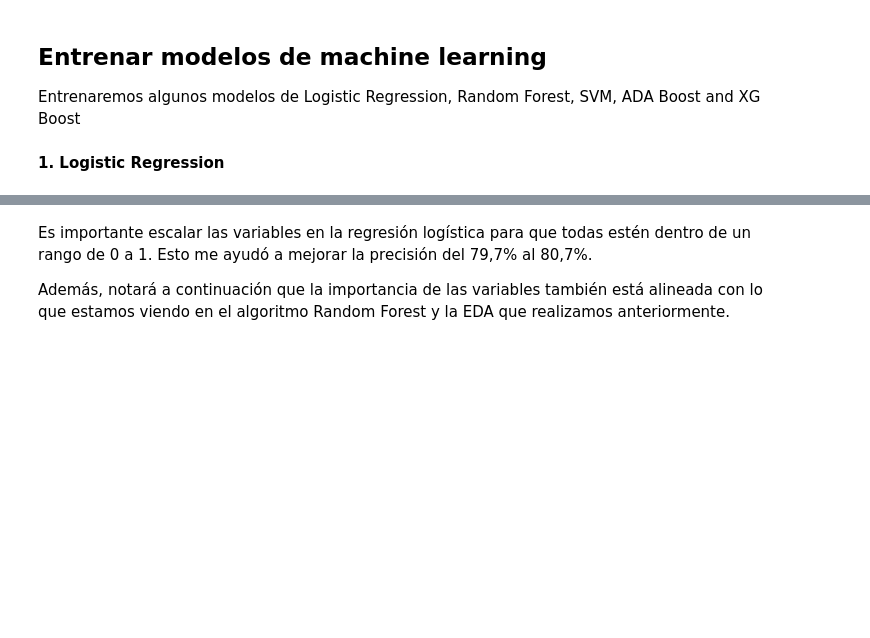
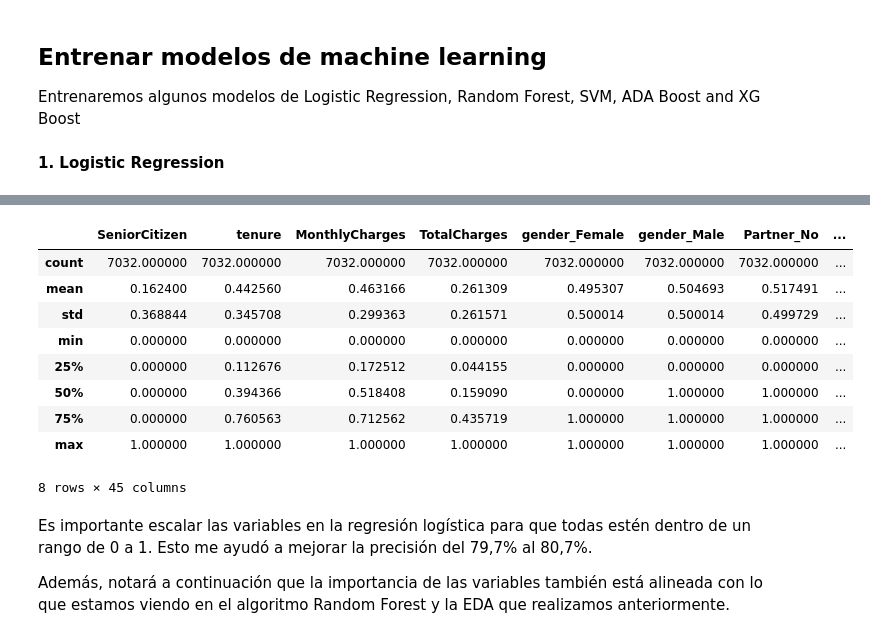
Before and after one commit to rpmunoz/taller_copec, a Jupyter notebook: notebooks/08 - Modelo fuga model training.ipynb, the cells around one changed output, grey strips where cells are left out. Drawn from its saved outputs; the diff is of its cells as text; code cells hidden in the pictures; blank space fills up the shorter version.

```diff
--- a/notebooks/08 - Modelo fuga model training.ipynb
+++ b/notebooks/08 - Modelo fuga model training.ipynb
@@ -61,3 +73,16 @@ X.columns = features
+# %%
+X.describe()
+# %% [output]
+|  | SeniorCitizen | tenure | MonthlyCharges | TotalCharges | gender_Female | gender_Male | Partner_No | ... |
+| count | 7032.000000 | 7032.000000 | 7032.000000 | 7032.000000 | 7032.000000 | 7032.000000 | 7032.000000 | ... |
+| mean | 0.162400 | 0.442560 | 0.463166 | 0.261309 | 0.495307 | 0.504693 | 0.517491 | ... |
+| std | 0.368844 | 0.345708 | 0.299363 | 0.261571 | 0.500014 | 0.500014 | 0.499729 | ... |
+| min | 0.000000 | 0.000000 | 0.000000 | 0.000000 | 0.000000 | 0.000000 | 0.000000 | ... |
+| 25% | 0.000000 | 0.112676 | 0.172512 | 0.044155 | 0.000000 | 0.000000 | 0.000000 | ... |
+| 50% | 0.000000 | 0.394366 | 0.518408 | 0.159090 | 0.000000 | 1.000000 | 1.000000 | ... |
+| 75% | 0.000000 | 0.760563 | 0.712562 | 0.435719 | 1.000000 | 1.000000 | 1.000000 | ... |
+| max | 1.000000 | 1.000000 | 1.000000 | 1.000000 | 1.000000 | 1.000000 | 1.000000 | ... |
+8 rows × 45 columns
 # %% [markdown]
 Es importante escalar las variables en la regresión logística para que todas estén dentro de un rango de 0 a 1. Esto me ayudó a mejorar la precisión del 79,7% al 80,7%.
 
```
Also changed, not shown: parts of 8 cells of this notebook, 3 other files.
